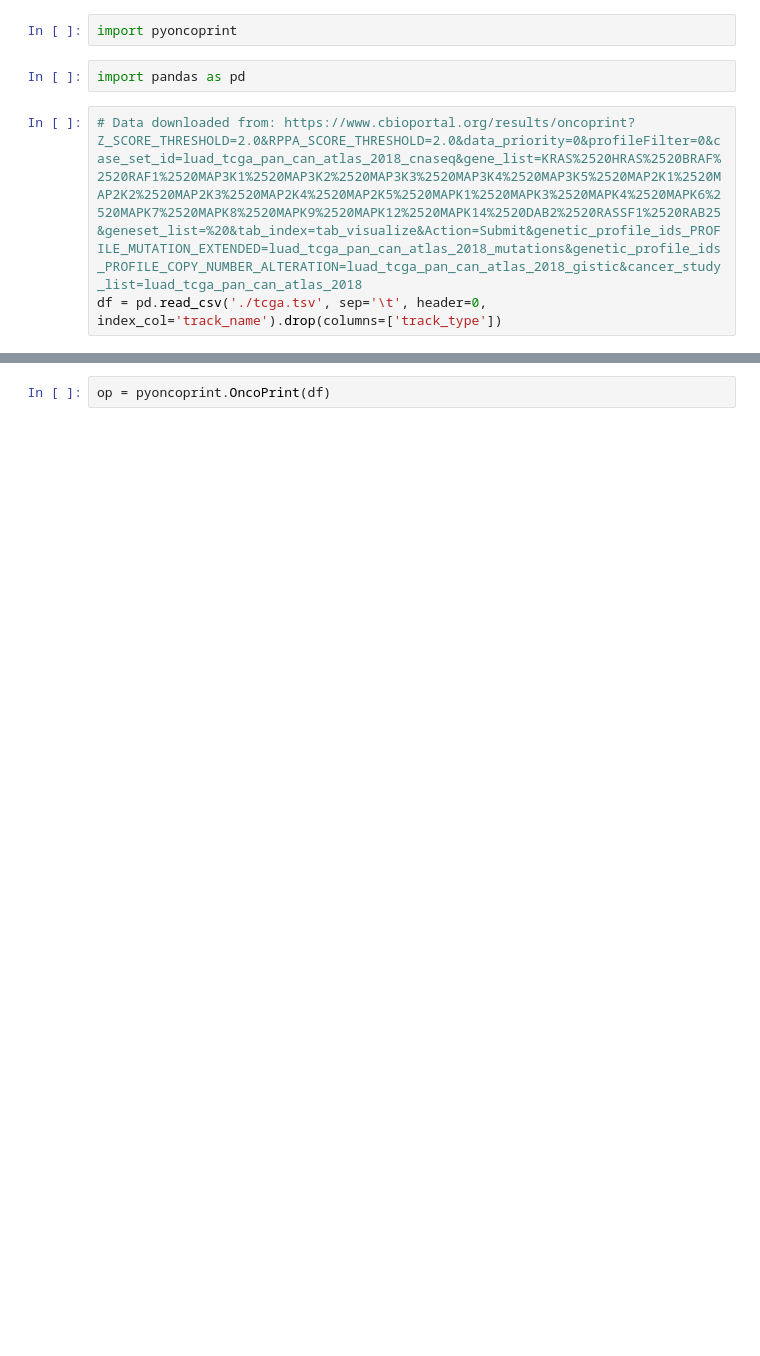
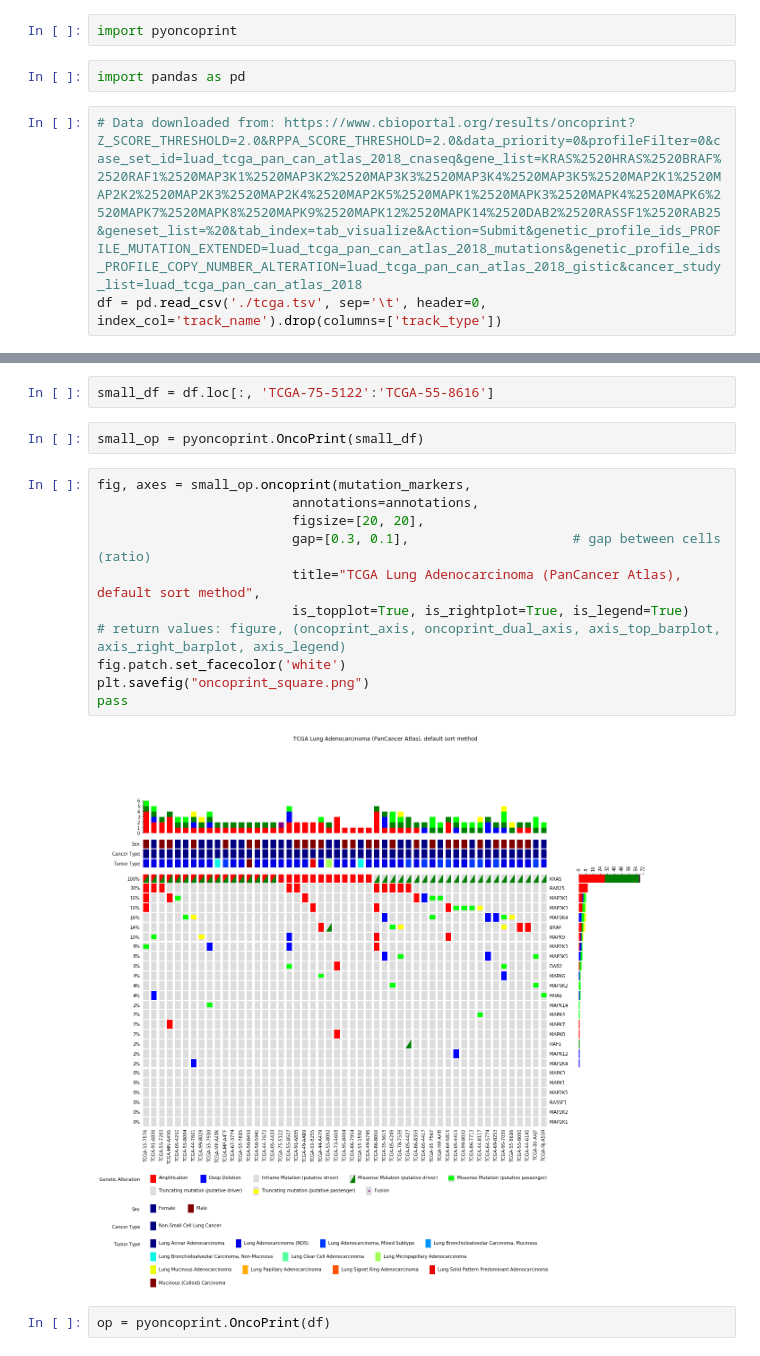
Before and after one commit to pnucolab/pyoncoprint, a Jupyter notebook: example.ipynb, the cells around one changed output, grey strips where cells are left out. Saved outputs shown, nothing was run; the diff lists cells and outputs as text; blank space fills up the shorter version.

```diff
--- a/example.ipynb
+++ b/example.ipynb
@@ -79,6 +97,23 @@ mutation_markers = {
         zindex=1
     ),
 }
+# %%
+small_df = df.loc[:, 'TCGA-75-5122':'TCGA-55-8616']
+# %%
+small_op = pyoncoprint.OncoPrint(small_df)
+# %%
+fig, axes = small_op.oncoprint(mutation_markers,
+                         annotations=annotations,
+                         figsize=[20, 20],
+                         gap=[0.3, 0.1],                     # gap between cells (ratio)
+                         title="TCGA Lung Adenocarcinoma (PanCancer Atlas), default sort method",
+                         is_topplot=True, is_rightplot=True, is_legend=True)
+# return values: figure, (oncoprint_axis, oncoprint_dual_axis, axis_top_barplot, axis_right_barplot, axis_legend)
+fig.patch.set_facecolor('white')
+plt.savefig("oncoprint_square.png")
+pass
+# %% [output]
+[figure, added]
 # %%
 op = pyoncoprint.OncoPrint(df)
 # %%
```
Also changed, not shown: parts of 5 cells of this notebook, 1 other file.
